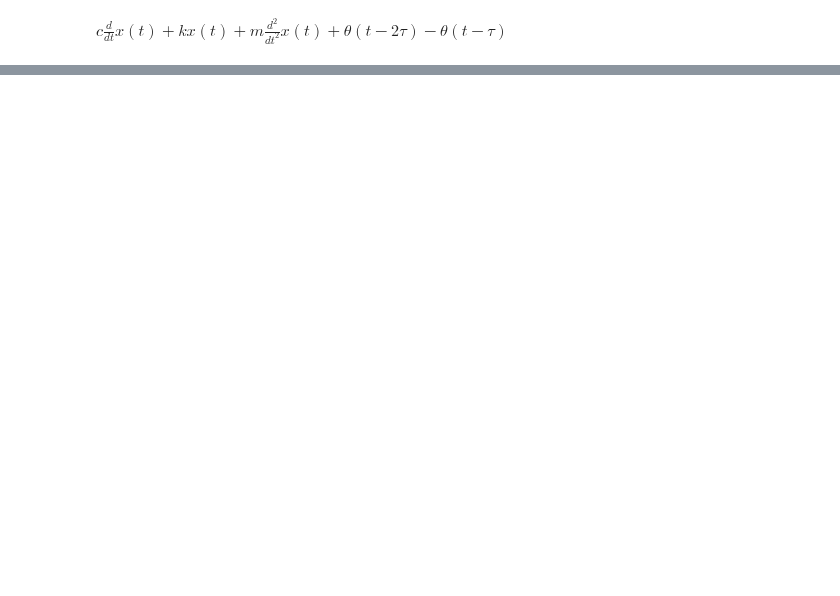
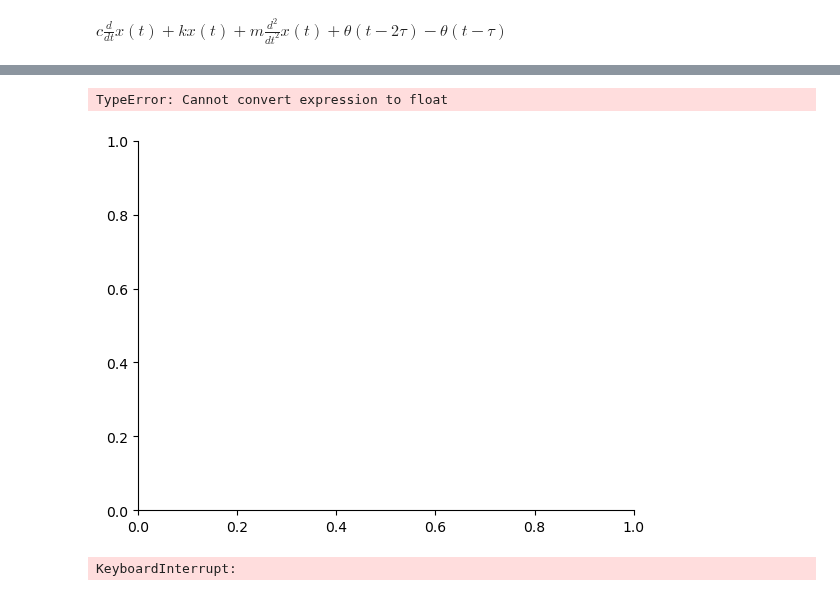
Before and after one commit to TeachBooks/sympy_mechanics, a Jupyter notebook: Examples Dynamics of Structures/CIE_4140_Lecture_3_4_Python.ipynb, the cells around one changed output, grey strips where cells are left out. Saved outputs shown, nothing was run; the diff lists cells and outputs as text; code cells hidden in the pictures; blank space fills up the shorter version.

```diff
--- a/Examples Dynamics of Structures/CIE_4140_Lecture_3_4_Python.ipynb
+++ b/Examples Dynamics of Structures/CIE_4140_Lecture_3_4_Python.ipynb
@@ -118,0 +81,3 @@ Function is not evaluated
+# %%
+solution = sp.inverse_fourier_transform(solution_in_frequency_domain, phi,t)
+display(solution)
@@ -119,3 +88,5 @@ Function is not evaluated
 # %%
-solution.subs([(tau,2),(k,4),(m,1),(c,0.75)]).evalf()
+solution_in_frequency_domain = solution
+solution_in_frequency_domain_numeric = solution_in_frequency_domain.subs([(tau,2),(k,4),(m,1),(c,3/4)])
+display(solution_in_frequency_domain_numeric)
 # %% [output]
@@ -122,0 +94,10 @@ $\displaystyle - 0.159154943091895 \int\limits_{-\infty}^{\infty} \left(- \frac{
+# %%
+sp.plot(solution_in_frequency_domain_numeric,(t,0,15))
+# %% [output]
+TypeError: Cannot convert expression to float
+[figure, added]
+# %%
+solution2 = sp.inverse_fourier_transform(sp.re(solution_in_frequency_domain), phi,t)
+display(solution2)
+# %% [output]
+KeyboardInterrupt:
```
Also changed, not shown: parts of 26 cells of this notebook, 1 other file.
